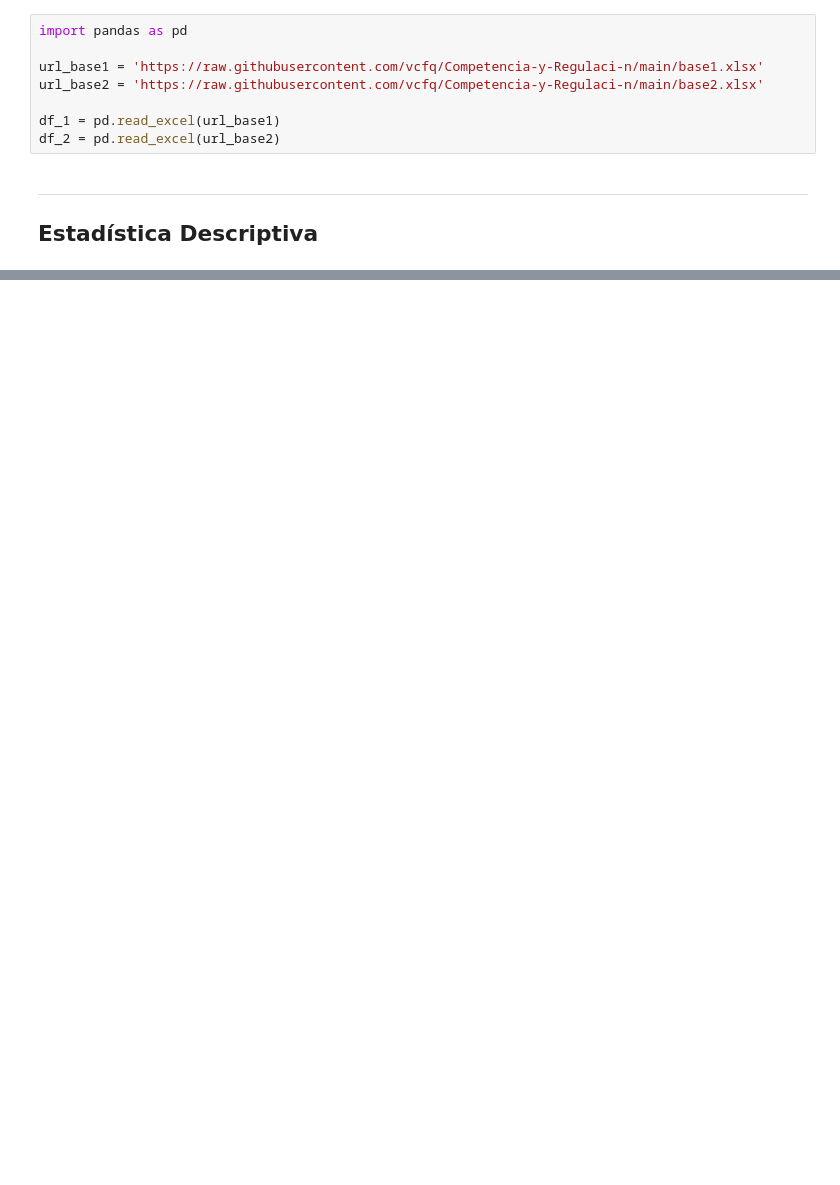
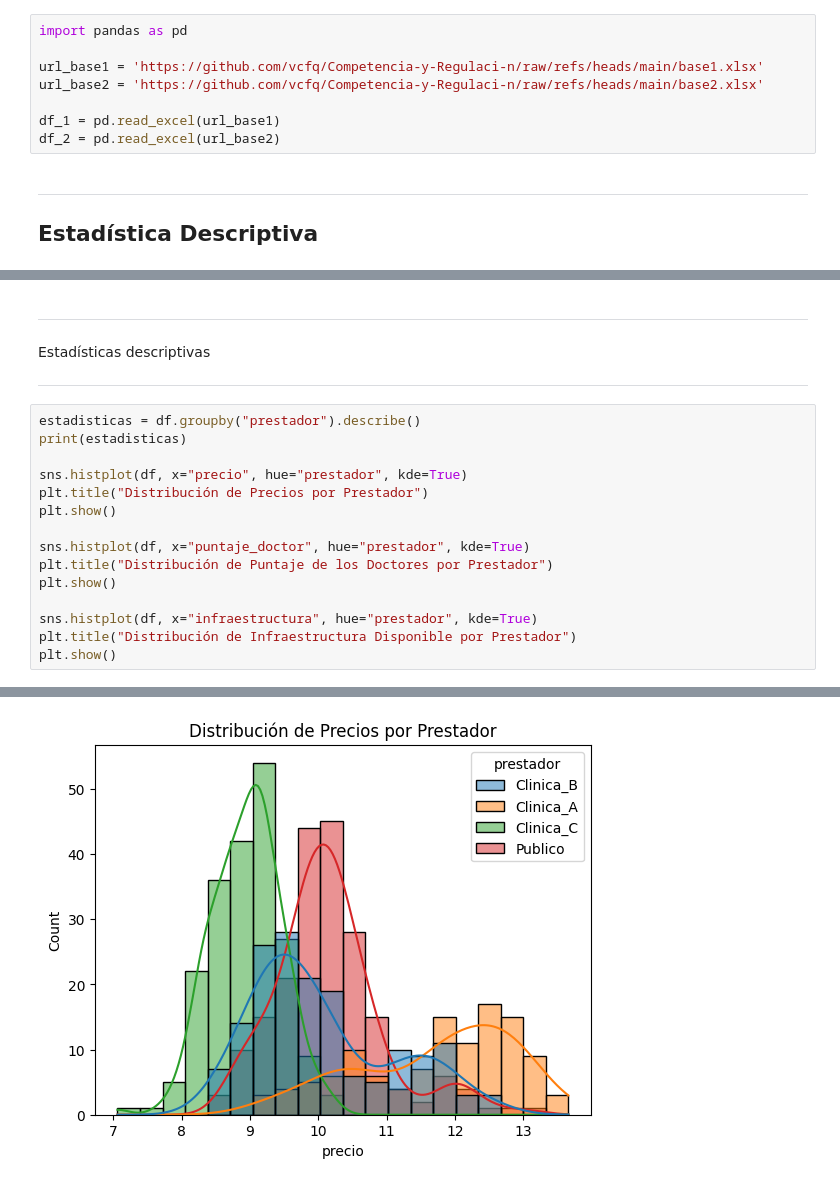
Before and after one commit to vcfq/Competencia-y-Regulaci-n, a Jupyter notebook: Pregunta1.ipynb, the cells around one changed output, grey strips where cells are left out. Drawn from its saved outputs; the diff is of its cells as text; blank space fills up the shorter version.

```diff
--- a/Pregunta1.ipynb
+++ b/Pregunta1.ipynb
@@ -5,8 +5,8 @@
 # %%
 import pandas as pd
 
-url_base1 = 'https://raw.githubusercontent.com/vcfq/Competencia-y-Regulaci-n/main/base1.xlsx'
-url_base2 = 'https://raw.githubusercontent.com/vcfq/Competencia-y-Regulaci-n/main/base2.xlsx'
+url_base1 = 'https://github.com/vcfq/Competencia-y-Regulaci-n/raw/refs/heads/main/base1.xlsx'
+url_base2 = 'https://github.com/vcfq/Competencia-y-Regulaci-n/raw/refs/heads/main/base2.xlsx'
 
 df_1 = pd.read_excel(url_base1)
 df_2 = pd.read_excel(url_base2)
@@ -16,0 +41,22 @@ Estadística Descriptiva
+# %% [markdown]
+---
+
+Estadísticas descriptivas
+
+---
+# %%
+estadisticas = df.groupby("prestador").describe()
+print(estadisticas)
+
+sns.histplot(df, x="precio", hue="prestador", kde=True)
+plt.title("Distribución de Precios por Prestador")
+plt.show()
+
+sns.histplot(df, x="puntaje_doctor", hue="prestador", kde=True)
+plt.title("Distribución de Puntaje de los Doctores por Prestador")
+plt.show()
+
+sns.histplot(df, x="infraestructura", hue="prestador", kde=True)
+plt.title("Distribución de Infraestructura Disponible por Prestador")
+plt.show()
+# %% [output]
@@ -16,0 +80 @@ Estadística Descriptiva
+[figure, added]
```
Also changed, not shown: parts of 8 cells of this notebook.
